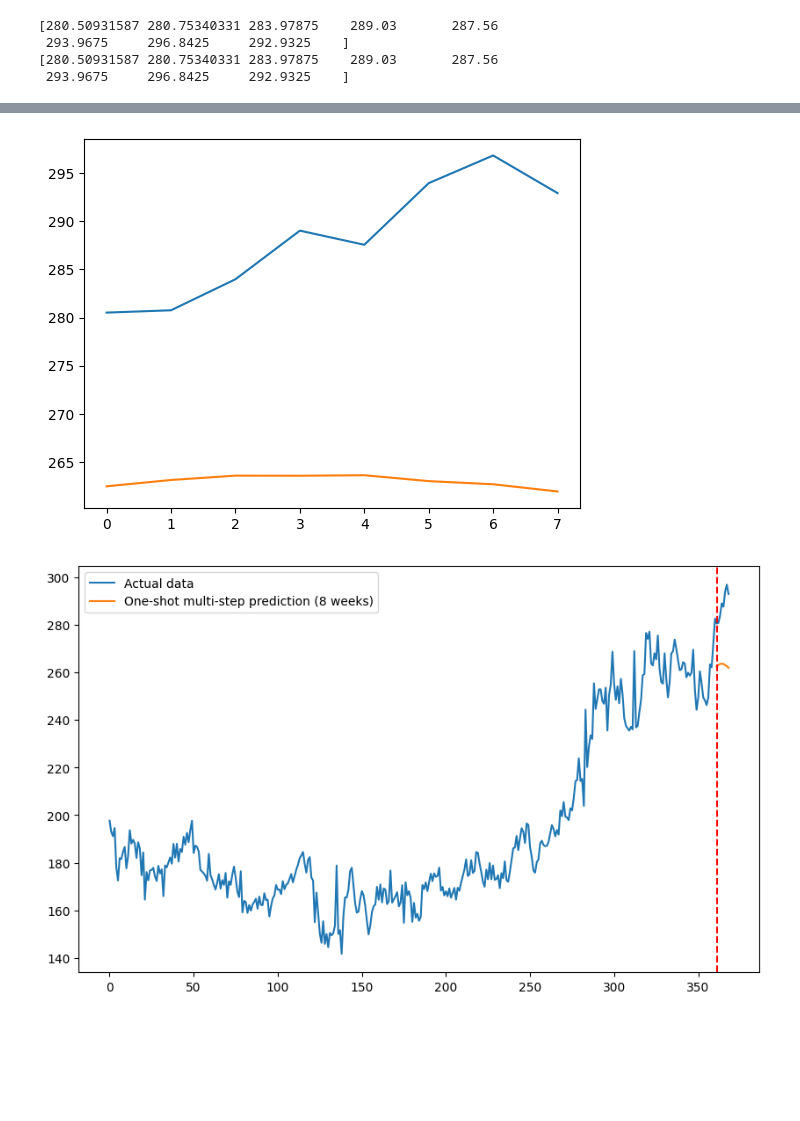
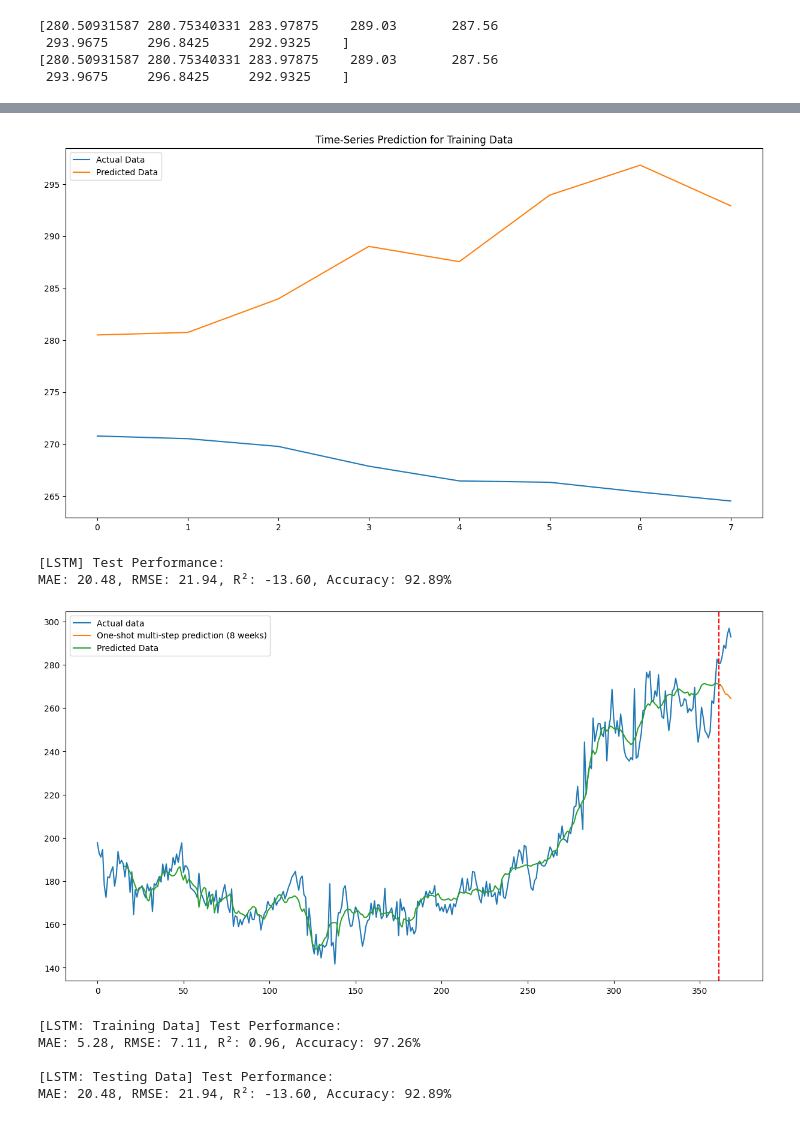
Before and after one commit to JBL168/beef_value_chain_project_spring_2025, a Jupyter notebook: models/lstm.ipynb, the cells around one changed output, grey strips where cells are left out. Cells and saved outputs as stored; diff of their text form; code cells hidden in the pictures; blank space fills up the shorter version.

```diff
--- a/models/lstm.ipynb
+++ b/models/lstm.ipynb
@@ -259,27 +273,44 @@ plt.show()
 # %%
 test_predict = lstm(X_test_tensors_final[-1].unsqueeze(0)) # get the last sample
 test_predict = test_predict.detach().numpy()
 test_predict = mm.inverse_transform(test_predict)
-test_predict = test_predict[0].tolist()
+test_predict = test_predict[0]
 
 test_target = y_test_tensors[-1].detach().numpy() # last sample again
 test_target = mm.inverse_transform(test_target.reshape(1, -1))
-test_target = test_target[0].tolist()
+test_target = test_target[0]
 
-plt.plot(test_target, label="Actual Data")
-plt.plot(test_predict, label="LSTM Predictions")
-plt.savefig("lstm_small_plot.png", dpi=300)
-plt.show();
+plt.figure(figsize=(15, 8))
+
+plt.plot(test_predict, label='Actual Data') # actual plot
+plt.plot(test_target, label='Predicted Data') # predicted plot
+
+plt.title('Time-Series Prediction for Training Data')
+plt.legend()
+plt.savefig(os.path.join('..', 'figures', 'lstm_training_plot.png'), dpi=300)
+plt.show()
 # %% [output]
-[figure, old version]
+[figure, new version]
+[LSTM] Test Performance:
+MAE: 20.48, RMSE: 21.94, R²: -13.60, Accuracy: 92.89%
 # %%
-plt.figure(figsize=(10,6)) #plotting
+plt.figure(figsize=(15, 8)) #plotting
 a = [x for x in range(0, len(y))]
-plt.plot(a, y[0:], label='Actual data');
+plt.plot(a, y, label='Actual data');
 c = [x for x in range(len(y)-steps_out, len(y))]
+d = [x for x in range(steps_in, len(y)-steps_out+2)]
 plt.plot(c, test_predict, label=f'One-shot multi-step prediction ({steps_out} weeks)')
+plt.plot(d, preds, label='Predicted Data') # predicted plot
 plt.axvline(x=len(y)-steps_out, c='r', linestyle='--')
 plt.legend()
 plt.show()
+
+evaluate_forecast('LSTM: Training Data', train_y_actual, train_y_preds)
+evaluate_forecast('LSTM: Testing Data', test_target, test_predict)
 # %% [output]
-[figure, old version]
+[figure, new version]
+[LSTM: Training Data] Test Performance:
+MAE: 5.28, RMSE: 7.11, R²: 0.96, Accuracy: 97.26%
+
+[LSTM: Testing Data] Test Performance:
+MAE: 20.48, RMSE: 21.94, R²: -13.60, Accuracy: 92.89%
```
Also changed, not shown: parts of 4 cells of this notebook, 3 other files.
